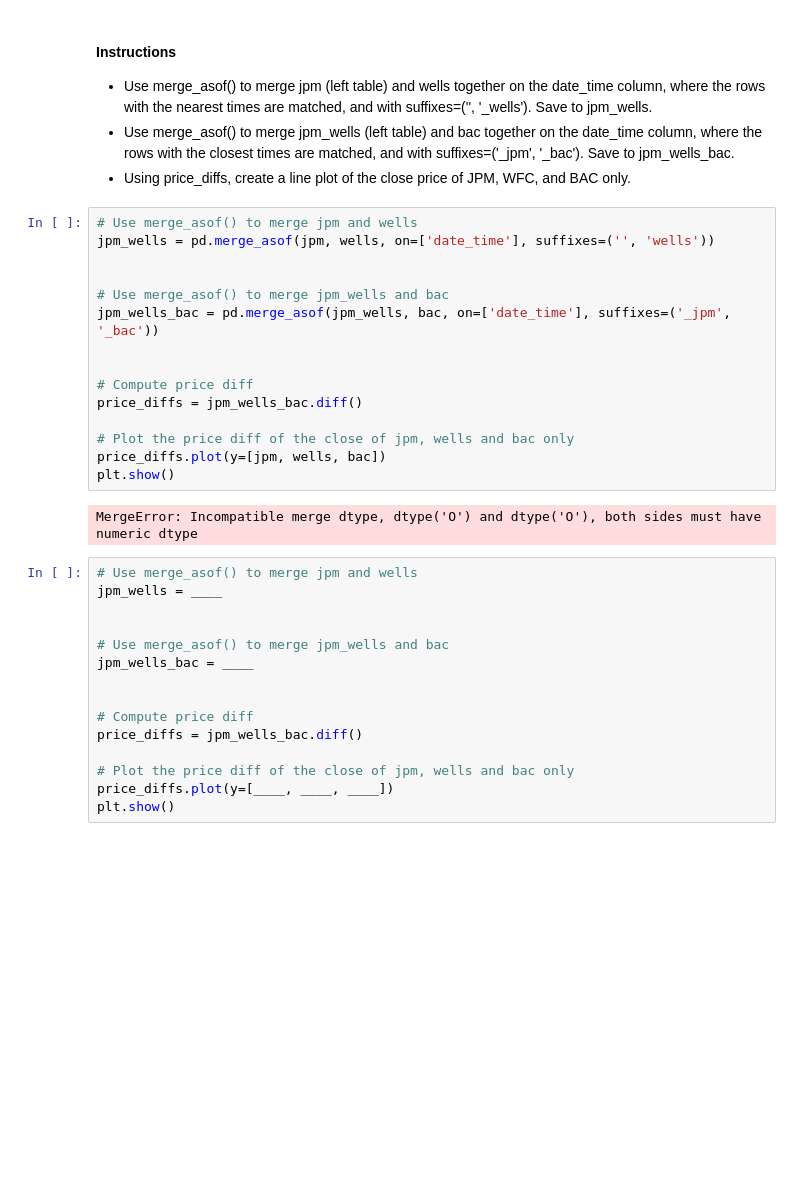
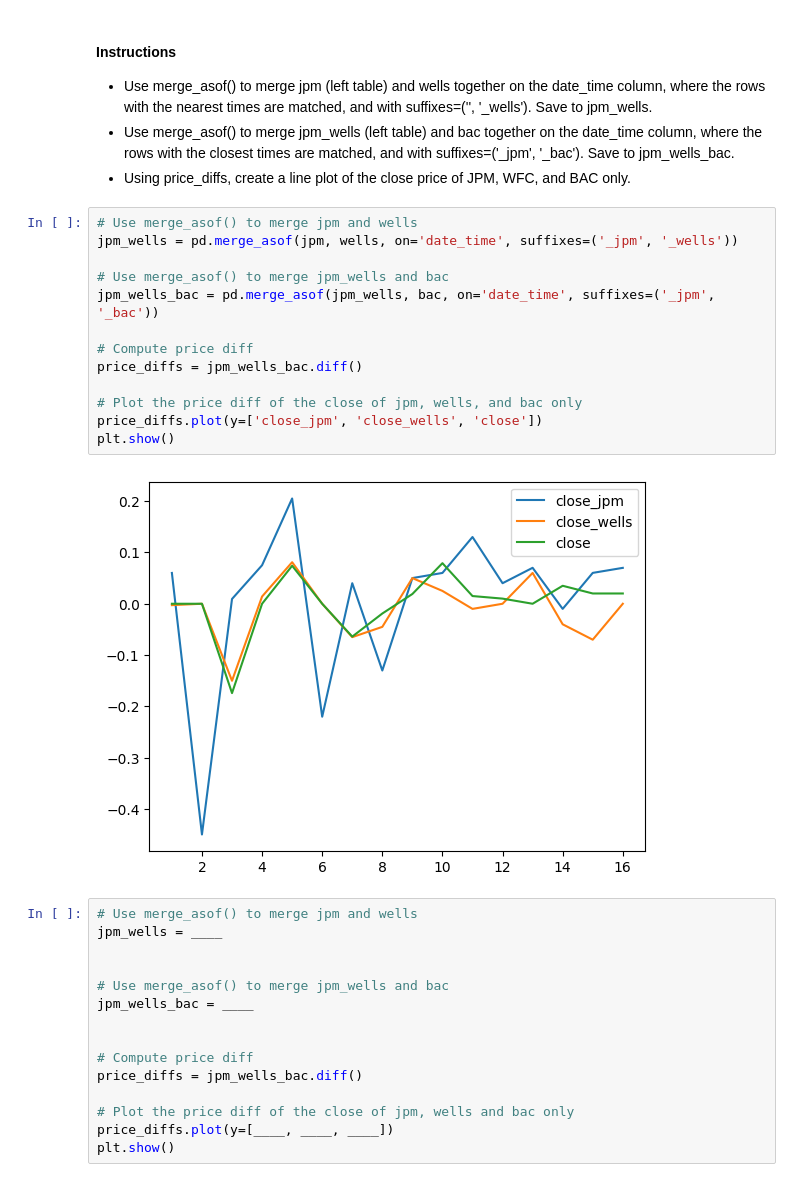
Before and after one commit to usmanov/tiue, a Jupyter notebook: data_analysis/tiue/labs/14 Объединение упорядоченных данных и данных временных рядов/14 Объединение упорядоченных данных и данных временных рядов.ipynb, the cells around one changed output. Drawn from its saved outputs; the diff is of its cells as text; blank space fills up the shorter version.

```diff
--- a/data_analysis/tiue/labs/14 Объединение упорядоченных данных и данных временных рядов/14 Объединение упорядоченных данных и данных временных рядов.ipynb
+++ b/data_analysis/tiue/labs/14 Объединение упорядоченных данных и данных временных рядов/14 Объединение упорядоченных данных и данных временных рядов.ipynb
@@ -230,21 +232,19 @@ bac = pd.read_csv('datasets/bac.csv')
 - Using price_diffs, create a line plot of the close price of JPM, WFC, and BAC only.
 # %%
 # Use merge_asof() to merge jpm and wells
-jpm_wells = pd.merge_asof(jpm, wells, on=['date_time'], suffixes=('', 'wells'))
-
+jpm_wells = pd.merge_asof(jpm, wells, on='date_time', suffixes=('_jpm', '_wells'))
 
 # Use merge_asof() to merge jpm_wells and bac
-jpm_wells_bac = pd.merge_asof(jpm_wells, bac, on=['date_time'], suffixes=('_jpm', '_bac'))
-
+jpm_wells_bac = pd.merge_asof(jpm_wells, bac, on='date_time', suffixes=('_jpm', '_bac'))
 
 # Compute price diff
 price_diffs = jpm_wells_bac.diff()
 
-# Plot the price diff of the close of jpm, wells and bac only
-price_diffs.plot(y=[jpm, wells, bac])
+# Plot the price diff of the close of jpm, wells, and bac only
+price_diffs.plot(y=['close_jpm', 'close_wells', 'close'])
 plt.show()
 # %% [output]
-MergeError: Incompatible merge dtype, dtype('O') and dtype('O'), both sides must have numeric dtype
+[figure, added]
 # %%
 # Use merge_asof() to merge jpm and wells
 jpm_wells = ____
```
Also changed, not shown: parts of 1 cell of this notebook.
